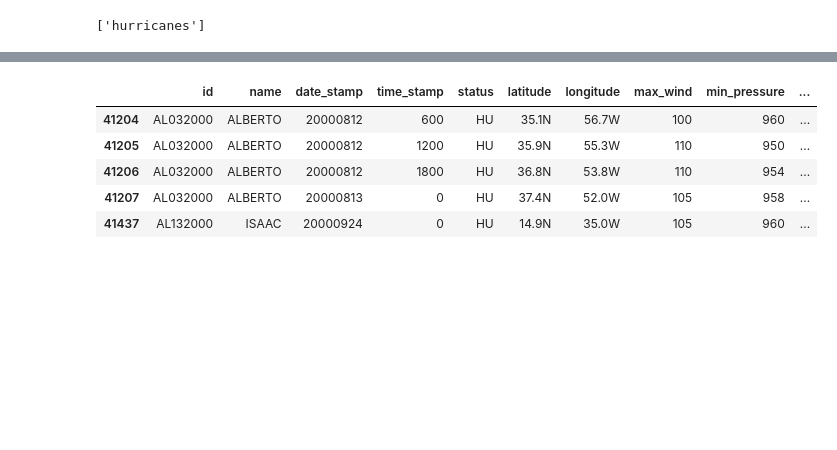
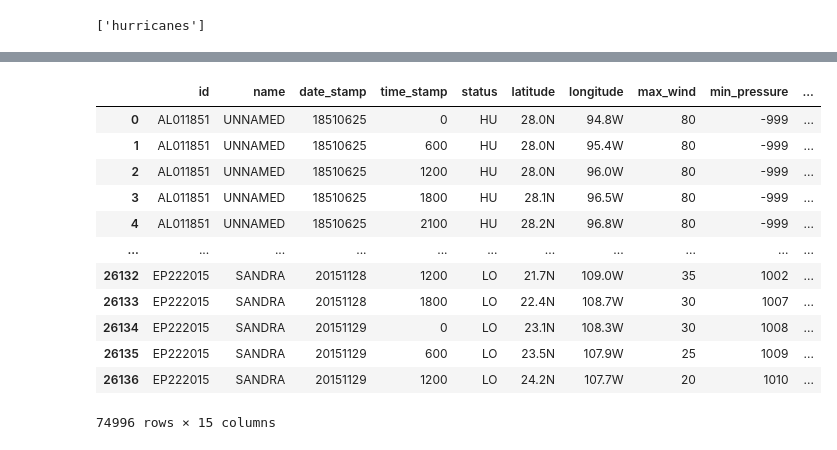
Before and after one commit to csadlo/Hurricanes, a Jupyter notebook: hurricane.ipynb, the cells around one changed output, grey strips where cells are left out. Drawn from its saved outputs; the diff is of its cells as text; code cells hidden in the pictures; blank space fills up the shorter version.

```diff
--- a/hurricane.ipynb
+++ b/hurricane.ipynb
@@ -47,5 +47,5 @@ atlantic_data_df.head()
 # TRANSFORMING the Atlantic Ocean data by dropping columns that were largely unused
 
 new_atlantic_data_df = atlantic_data_df[["ID","Name","Date","Time","Status","Latitude","Longitude","Maximum Wind","Minimum Pressure"]]
-new_atlantic_data_df
+new_atlantic_data_df["Ocean"] = "ATLANTIC"
 # %% [output]
@@ -81,5 +82,5 @@ pacific_data_df.head()
 # TRANSFORMING the Pacific Ocean data by dropping columns that were largely unused
 
 new_pacific_data_df = pacific_data_df[["ID","Name","Date","Time","Status","Latitude","Longitude","Maximum Wind","Minimum Pressure"]]
-new_pacific_data_df
+new_pacific_data_df["Ocean"] = "PACIFIC"
 # %% [output]
@@ -135,12 +129,20 @@ dtype: object
 # %%
 # TRANSFORMING by filtering the data from the CSV files to shrink the data to process
 
+#################################
+# With Filters (training brakes)
 # Exclude any data from hurricane season prior to the year 2000  (Date >= year 2000)
-atlantic_and_pacific_2000 = atlantic_and_pacific_data.loc[atlantic_and_pacific_data["Date"] >= 20000000, :]
+#atlantic_and_pacific_2000 = atlantic_and_pacific_data.loc[atlantic_and_pacific_data["Date"] >= 20000000, :]
 
-clean_atlantic_and_pacific_df = atlantic_and_pacific_2000
+#clean_atlantic_and_pacific_df = atlantic_and_pacific_2000
 
 # Exclude any data from hurricane season that was less than 60 mph (Maximum Wind >= 60)
-clean_atlantic_and_pacific_df = atlantic_and_pacific_2000.loc[atlantic_and_pacific_2000["Maximum Wind"] >= 100, :]
+#clean_atlantic_and_pacific_df = atlantic_and_pacific_2000.loc[atlantic_and_pacific_2000["Maximum Wind"] >= 100, :]
+################################
+
+################################
+# Without training brakes
+clean_atlantic_and_pacific_df = atlantic_and_pacific_data
+
 clean_atlantic_and_pacific_df.shape
 # %% [output]
@@ -289,0 +337,7 @@ Index(['ID', 'Name', 'Date', 'Time', 'Status', 'Latitude', 'Longitude',
+# %%
+clean_atlantic_and_pacific_df.loc[clean_atlantic_and_pacific_df['Maximum Wind'] < 74, 'Category'] = 0
+clean_atlantic_and_pacific_df.loc[ (clean_atlantic_and_pacific_df['Maximum Wind'] >= 74) & (clean_atlantic_and_pacific_df['Maximum Wind'] < 96) , 'Category'] = 1
+clean_atlantic_and_pacific_df.loc[ (clean_atlantic_and_pacific_df['Maximum Wind'] >= 96) & (clean_atlantic_and_pacific_df['Maximum Wind'] < 111) , 'Category'] = 2
+clean_atlantic_and_pacific_df.loc[ (clean_atlantic_and_pacific_df['Maximum Wind'] >= 111) & (clean_atlantic_and_pacific_df['Maximum Wind'] < 130) , 'Category'] = 3
+clean_atlantic_and_pacific_df.loc[ (clean_atlantic_and_pacific_df['Maximum Wind'] >= 130) & (clean_atlantic_and_pacific_df['Maximum Wind'] < 157) , 'Category'] = 4
+clean_atlantic_and_pacific_df.loc[ (clean_atlantic_and_pacific_df['Maximum Wind'] >= 157) , 'Category'] = 5
@@ -290,37 +389,46 @@ Index(['ID', 'Name', 'Date', 'Time', 'Status', 'Latitude', 'Longitude',
 # %%
 # TRANSFORM the data by converting the column names to something more palatable by postgres
 
-# Consrtruct an empty list to be populated soon
+# Construct an empty list to be populated soon
 sql_column_names = []
 
 # Make a deep copy of the hurricane dataframe
 to_sql_df = clean_atlantic_and_pacific_df.copy()
 
 # Loop over all the column names
 for name in column_names:
 
     # And append them to a list of lowercased column names
     sql_column_names.append(name.lower())
 
 # Set all the column names in the deep-copy dataframe to their lowercase equivalents
 to_sql_df.columns = sql_column_names
 
 # TRANSFORM
 # Rename the columns that have spaces in the middle to use underscores instead
 to_sql_df.rename(columns={"date":"date_stamp",
                           "time":"time_stamp",
                           "maximum wind":"max_wind",
                           "minimum pressure":"min_pressure",
                           "new latitude":"new_latitude",
-                          "new longitude":"new_longitude"} , inplace=True)
+                          "new longitude":"new_longitude",
+                          "ocean": "ocean",
+                          "category": "category"}, inplace=True)
 
-to_sql_df.head()
+to_sql_df
 # %% [output]
 |  | id | name | date_stamp | time_stamp | status | latitude | longitude | max_wind | min_pressure | ... |
-| 41204 | AL032000 | ALBERTO | 20000812 | 600 | HU | 35.1N | 56.7W | 100 | 960 | ... |
-| 41205 | AL032000 | ALBERTO | 20000812 | 1200 | HU | 35.9N | 55.3W | 110 | 950 | ... |
-| 41206 | AL032000 | ALBERTO | 20000812 | 1800 | HU | 36.8N | 53.8W | 110 | 954 | ... |
-| 41207 | AL032000 | ALBERTO | 20000813 | 0 | HU | 37.4N | 52.0W | 105 | 958 | ... |
-| 41437 | AL132000 | ISAAC | 20000924 | 0 | HU | 14.9N | 35.0W | 105 | 960 | ... |
+| 0 | AL011851 | UNNAMED | 18510625 | 0 | HU | 28.0N | 94.8W | 80 | -999 | ... |
+| 1 | AL011851 | UNNAMED | 18510625 | 600 | HU | 28.0N | 95.4W | 80 | -999 | ... |
+| 2 | AL011851 | UNNAMED | 18510625 | 1200 | HU | 28.0N | 96.0W | 80 | -999 | ... |
+| 3 | AL011851 | UNNAMED | 18510625 | 1800 | HU | 28.1N | 96.5W | 80 | -999 | ... |
+| 4 | AL011851 | UNNAMED | 18510625 | 2100 | HU | 28.2N | 96.8W | 80 | -999 | ... |
+| ... | ... | ... | ... | ... | ... | ... | ... | ... | ... | ... |
+| 26132 | EP222015 | SANDRA | 20151128 | 1200 | LO | 21.7N | 109.0W | 35 | 1002 | ... |
+| 26133 | EP222015 | SANDRA | 20151128 | 1800 | LO | 22.4N | 108.7W | 30 | 1007 | ... |
+| 26134 | EP222015 | SANDRA | 20151129 | 0 | LO | 23.1N | 108.3W | 30 | 1008 | ... |
+| 26135 | EP222015 | SANDRA | 20151129 | 600 | LO | 23.5N | 107.9W | 25 | 1009 | ... |
+| 26136 | EP222015 | SANDRA | 20151129 | 1200 | LO | 24.2N | 107.7W | 20 | 1010 | ... |
+74996 rows × 15 columns
 # %%
 to_sql_df.shape
```
Also changed, not shown: parts of 21 cells of this notebook, 8 other files.
